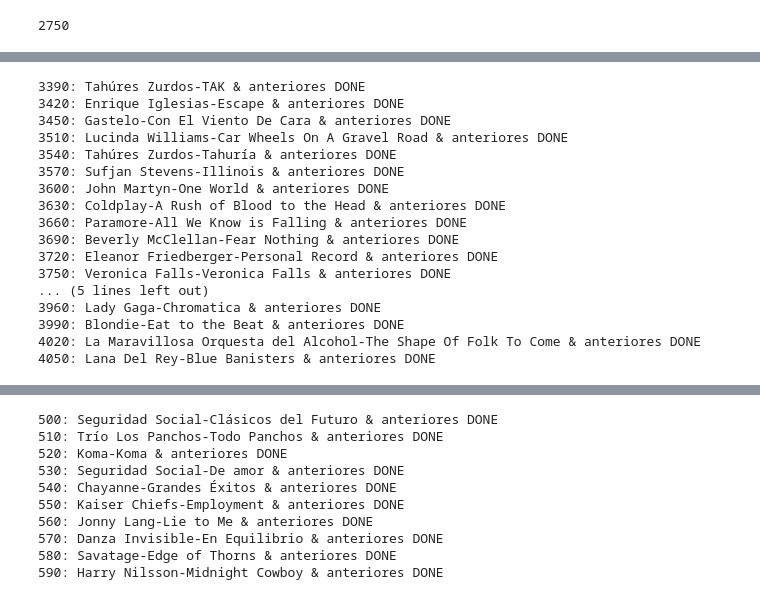
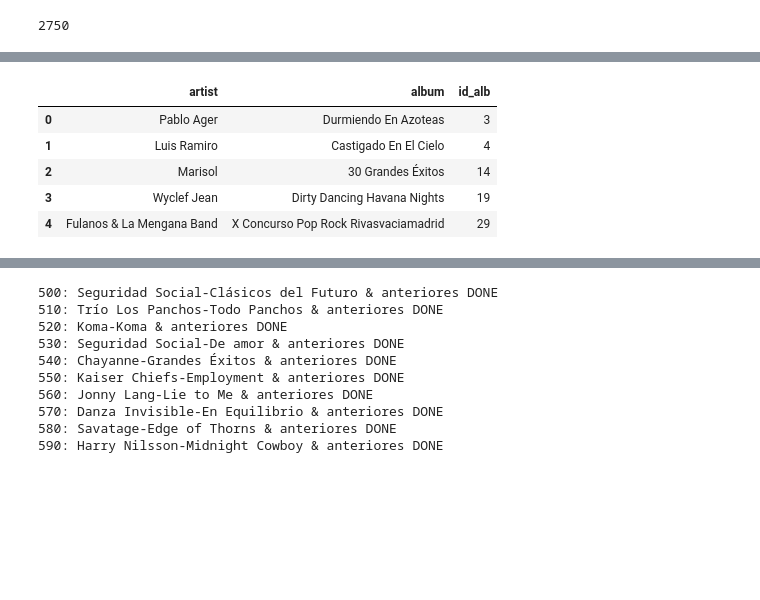
Before and after one commit to emarfer/musicable, a Jupyter notebook: notebooks_pruebas/12_b_generos_vuelven.ipynb, the cells around one changed output, grey strips where cells are left out. Saved outputs shown, nothing was run; the diff lists cells and outputs as text; code cells hidden in the pictures; blank space fills up the shorter version.

```diff
--- a/notebooks_pruebas/12_b_generos_vuelven.ipynb
+++ b/notebooks_pruebas/12_b_generos_vuelven.ipynb
@@ -144,42 +151,39 @@ art_alb_dos.head()
+# %%
+art_alb_mas.head()
+# %% [output]
+|  | artist | album | id_alb |
+| 0 | Pablo Ager | Durmiendo En Azoteas | 3 |
+| 1 | Luis Ramiro | Castigado En El Cielo | 4 |
+| 2 | Marisol | 30 Grandes Éxitos | 14 |
+| 3 | Wyclef Jean | Dirty Dancing Havana Nights | 19 |
+| 4 | Fulanos & La Mengana Band | X Concurso Pop Rock Rivasvaciamadrid | 29 |
 # %%
-for i,r in art_alb_dos.iterrows():
+for i,r in art_alb_mas[:131].iterrows():
     time.sleep(1.1)
-    urlalb = f'https://api.discogs.com/database/search?type=release&artist={r.artist}&release_title={r.album}&token={tokendis}'
+    art = r.artist.replace('#','')
+    alb = r.album.replace('#','')
+    urlalb = f'https://api.discogs.com/database/search?type=release&artist={art}&release_title={alb}&token={tokendis}'
     reqalb = requests.get(urlalb).json()
-    if reqalb['pagination']['items'] > 0:
-        alb = reqalb['results'][0]
-        generismo = sqt.car_esp(' / '.join(alb.get('genre','desconocido')))
-        stylismo = sqt.car_esp(' / '.join(alb.get('style','desconocido')))
-        engine.execute(f'''
-            INSERT INTO gen_discog (id_alb, country, year_date, genre, style, id, resource_url,lindex)
-            VALUES ({int(r.id_alb)},
-                    '{alb.get('country','desconocido')}',
-                    {alb.get('year',0)},
-                    '{generismo}',
-                    '{stylismo}',
-                    {alb.get('id',0)},
-                    '{alb.get('resource_url','url_desconocida')}',
-                    {reqalb['results'].index(alb)}
-                    );
-            ''')
+    try:
+        if reqalb['pagination']['items'] > 0:
+            alb = reqalb['results'][0]
+            generismo = sqt.car_esp(' / '.join(alb.get('genre','desconocido')))
+            stylismo = sqt.car_esp(' / '.join(alb.get('style','desconocido')))
+            engine.execute(f'''
+                INSERT INTO gen_discog (id_alb, country, year_date, genre, style, id, resource_url,lindex)
+                VALUES ({int(r.id_alb)},
+                        '{alb.get('country','desconocido')}',
+                        {alb.get('year',0)},
+                        '{generismo}',
+                        '{stylismo}',
+                        {alb.get('id',0)},
+                        '{alb.get('resource_url','url_desconocida')}',
+                        {reqalb['results'].index(alb)}
+                        );
+                ''')
+            print(f'{i}: {r.artist}-{r.album} & anteriores DONE')
+    except Exception as e:
+        print(f'{i},{e} artist: {r.artist}-{r.album}')
 
-        if i%30 == 0:
-            print(f'{i}: {r.artist}-{r.album} & anteriores DONE')
+#         if i%30 == 0:
+#             print(f'{i}: {r.artist}-{r.album} & anteriores DONE')
-# %% [output]
-3390: Tahúres Zurdos-TAK & anteriores DONE
-3420: Enrique Iglesias-Escape & anteriores DONE
-3450: Gastelo-Con El Viento De Cara & anteriores DONE
-3510: Lucinda Williams-Car Wheels On A Gravel Road & anteriores DONE
-3540: Tahúres Zurdos-Tahuría & anteriores DONE
-3570: Sufjan Stevens-Illinois & anteriores DONE
-3600: John Martyn-One World & anteriores DONE
-3630: Coldplay-A Rush of Blood to the Head & anteriores DONE
-3660: Paramore-All We Know is Falling & anteriores DONE
-3690: Beverly McClellan-Fear Nothing & anteriores DONE
-3720: Eleanor Friedberger-Personal Record & anteriores DONE
-3750: Veronica Falls-Veronica Falls & anteriores DONE
-... (5 lines left out)
-3960: Lady Gaga-Chromatica & anteriores DONE
-3990: Blondie-Eat to the Beat & anteriores DONE
-4020: La Maravillosa Orquesta del Alcohol-The Shape Of Folk To Come & anteriores DONE
-4050: Lana Del Rey-Blue Banisters & anteriores DONE
```
Also changed, not shown: parts of 5 cells of this notebook, 2 other files.
